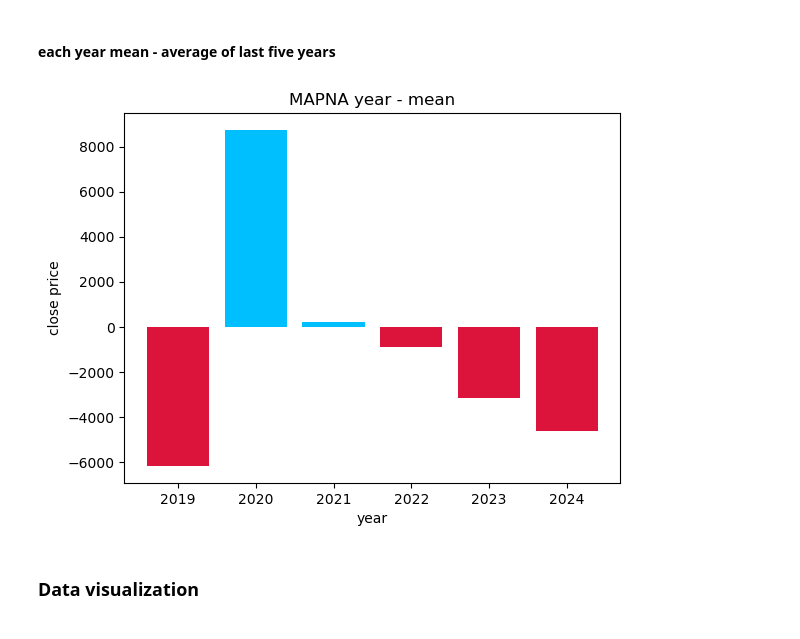
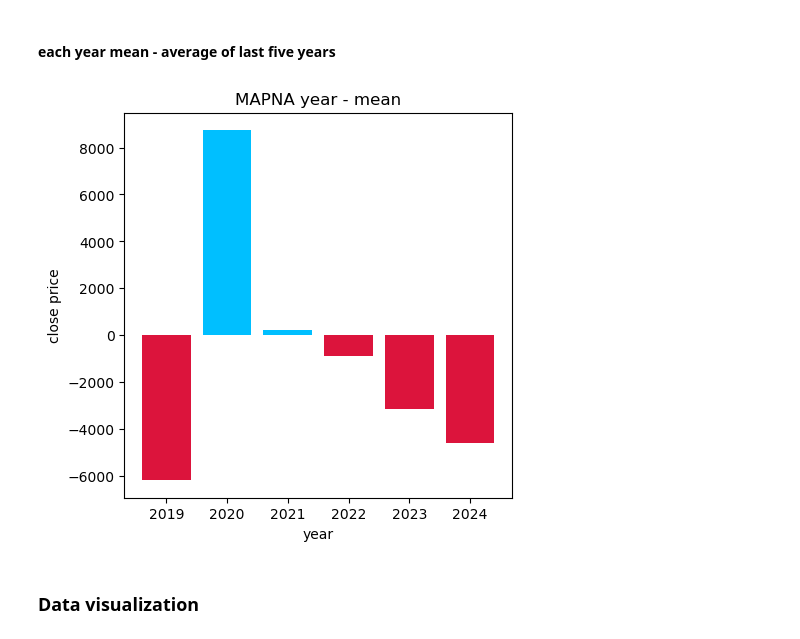
Before and after one commit to ParsaMohammadpour/backtest-linearRegression, a Jupyter notebook: sample.ipynb, the cells around one changed output. Saved outputs shown, nothing was run; the diff lists cells and outputs as text; code cells hidden in the pictures.

```diff
--- a/sample.ipynb
+++ b/sample.ipynb
@@ -62,9 +64,9 @@ stock_holder.year_mean(SAMPLE_STOCK_NAME)
 # %% [markdown]
 #### each year mean - average of last five years
 # %%
-stock_holder.year_mean_diff(SAMPLE_STOCK_NAME)
+stock_holder.year_mean_diff(SAMPLE_STOCK_NAME, figsize=(5, 5))
 # %% [output]
-[figure, old version]
+[figure, new version]
 # %% [markdown]
 ### Data visualization
 # %%
```
Also changed, not shown: parts of 15 cells of this notebook, 2 other files.
